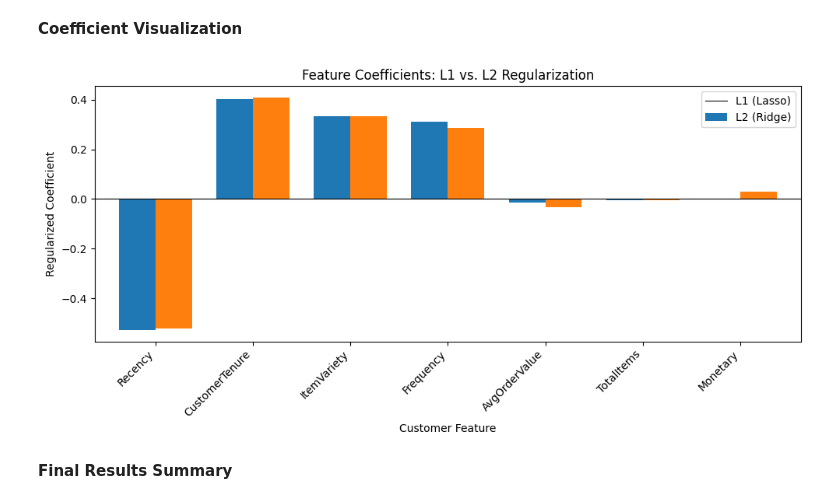
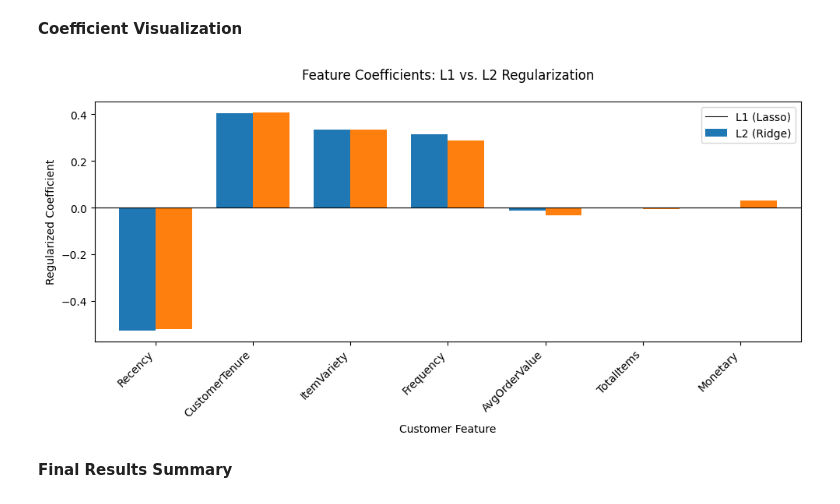
Before and after one commit to bahmedx/730, a Jupyter notebook: Predictive_Modeling_in_Marketing_Analytics.ipynb, the cells around one changed output. Saved outputs shown, nothing was run; the diff lists cells and outputs as text; code cells hidden in the pictures.

```diff
--- a/Predictive_Modeling_in_Marketing_Analytics.ipynb
+++ b/Predictive_Modeling_in_Marketing_Analytics.ipynb
@@ -957,35 +960,35 @@ plot_df = (
 
 ax = plot_df.plot(
     kind="bar",
     figsize=(10, 5),
     width=0.75
 )
 
 plt.axhline(
     0,
     color="black",
     linewidth=0.8
 )
 
 plt.ylabel("Regularized Coefficient")
 plt.xlabel("Customer Feature")
 plt.title(
-    "Feature Coefficients: L1 vs. L2 Regularization"
+    "Feature Coefficients: L1 vs. L2 Regularization\n"
 )
 
 plt.xticks(
     rotation=45,
     ha="right"
 )
 
 plt.legend(
     ["L1 (Lasso)", "L2 (Ridge)"]
 )
 
 plt.tight_layout()
 plt.show()
 # %% [output]
-[figure, old version]
+[figure, new version]
 # %% [markdown]
 **Final Results Summary**
 # %%
```
Also changed, not shown: parts of 4 cells of this notebook.
